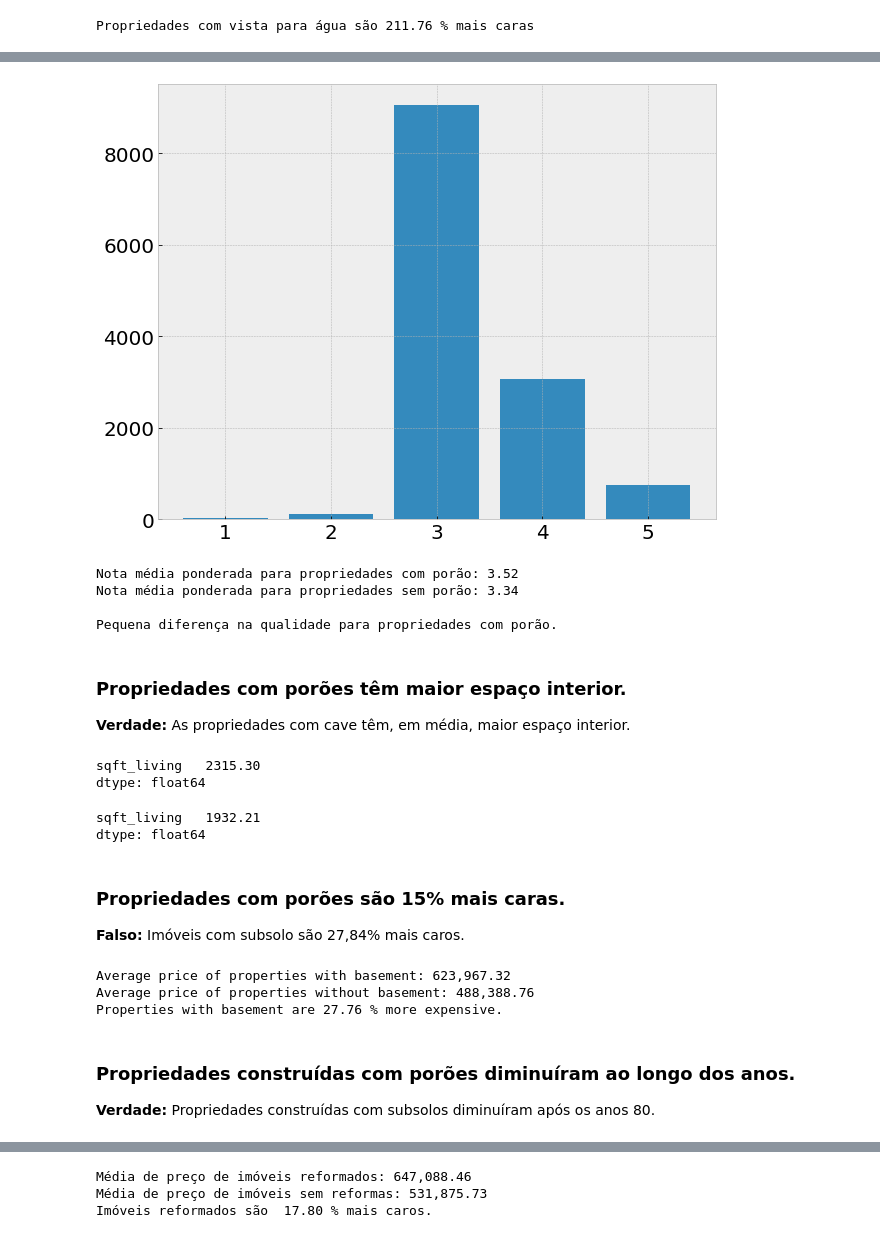
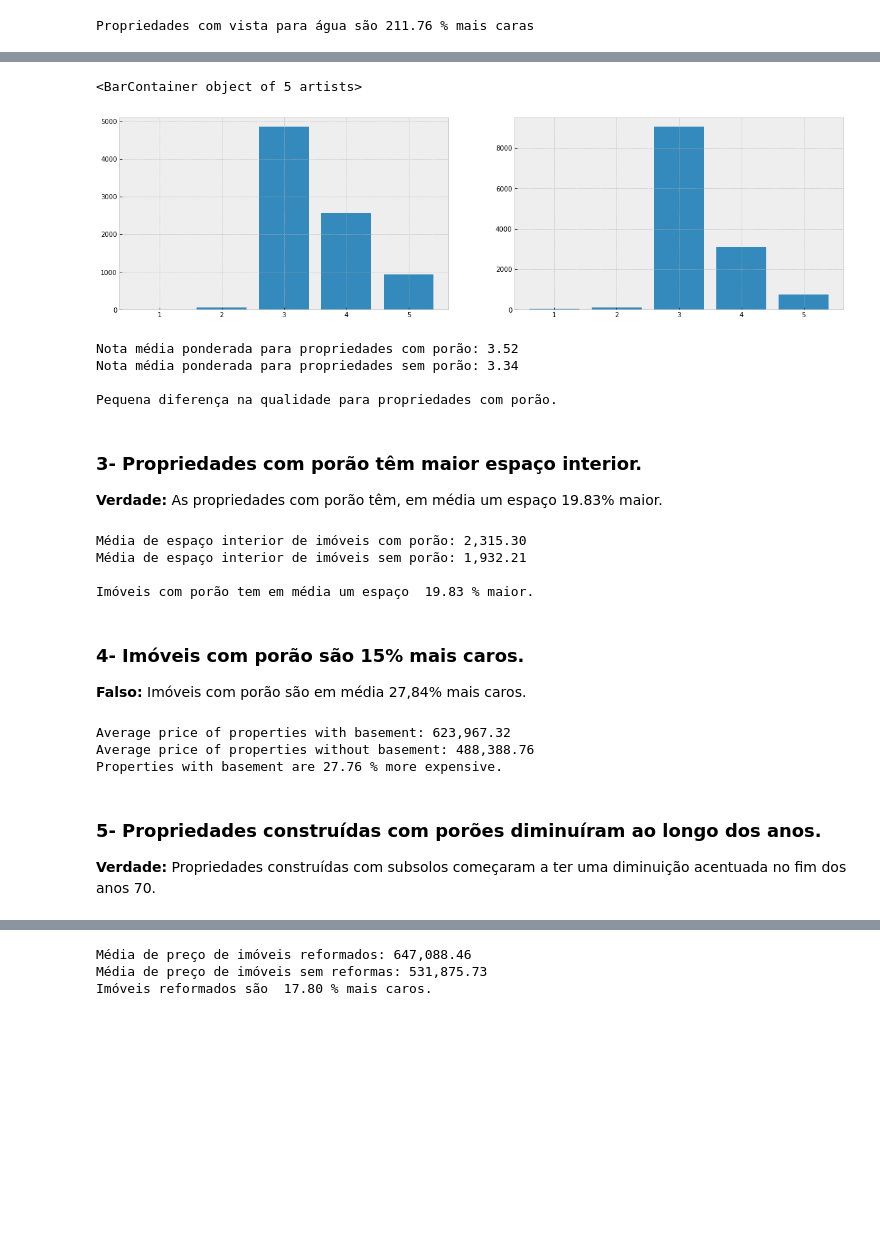
Before and after one commit to obregonrodrigo/house-rocket-insights, a Jupyter notebook: notebooks/notebook.ipynb, the cells around one changed output, grey strips where cells are left out. Drawn from its saved outputs; the diff is of its cells as text; code cells hidden in the pictures; blank space fills up the shorter version.

```diff
--- a/notebooks/notebook.ipynb
+++ b/notebooks/notebook.ipynb
@@ -448,10 +443,22 @@ plt.rcParams['figure.figsize'] = (10,8)
-# %%
-# propriedades sem porão
-aux = data[data['sqft_basement']==0][['id','condition','sqft_basement']].copy()
-
-n_porao = aux[['id','condition']].groupby('condition').count().reset_index()
-plt.bar(n_porao['condition'], n_porao['id'])
-plt.rcParams['figure.figsize'] = (10,8)
-# %% [output]
-[figure, removed]
+# %%
+fig = plt.figure( figsize=(20, 12))
+specs = gridspec.GridSpec( ncols=2, nrows=2, figure=fig)
+
+ax1 = fig.add_subplot(specs[0, 0])
+ax2 = fig.add_subplot(specs[0, 1])
+
+# Gráfico 1 - Propriedades com porão
+aux1 = data[data['sqft_basement']!=0][['id','condition','sqft_basement']].copy()
+y_porao = aux1[['id','condition']].groupby('condition').count().reset_index()
+
+ax1.bar(y_porao['condition'], y_porao['id'])
+
+# Gráfico 2 - Propriedades sem porão
+aux2 = data[data['sqft_basement']==0][['id','condition','sqft_basement']].copy()
+n_porao = aux2[['id','condition']].groupby('condition').count().reset_index()
+
+ax2.bar(n_porao['condition'], n_porao['id'])
+# %% [output]
+<BarContainer object of 5 artists>
+[figure, added]
 # %%
@@ -469,23 +476,25 @@ Nota média ponderada para propriedades sem porão: 3.34
 
 Pequena diferença na qualidade para propriedades com porão.
 # %% [markdown]
-### Propriedades com porões têm maior espaço interior.
-**Verdade:** As propriedades com cave têm, em média, maior espaço interior.
+### 3- Propriedades com porão têm maior espaço interior.
+**Verdade:** As propriedades com porão têm, em média um espaço 19.83% maior.
 # %%
-y_porao = data[data['sqft_basement']!=0][['sqft_living']].mean()
-y_porao
+y_porao = data[data['sqft_basement']!=0][['sqft_living']].mean()[0]
+n_porao = data[data['sqft_basement']==0][['sqft_living']].mean()[0]
+
+print('Média de espaço interior de imóveis com porão: {:,.2f}'.format(y_porao))
+print('Média de espaço interior de imóveis sem porão: {:,.2f}'.format(n_porao))
+
+percent = abs( ((y_porao - n_porao) / n_porao)*100 )
+print('\nImóveis com porão tem em média um espaço ', '{:,.2f}'.format(percent),'% maior.')
 # %% [output]
-sqft_living   2315.30
-dtype: float64
+Média de espaço interior de imóveis com porão: 2,315.30
+Média de espaço interior de imóveis sem porão: 1,932.21
+
+Imóveis com porão tem em média um espaço  19.83 % maior.
-# %%
-n_porao = data[data['sqft_basement']==0][['sqft_living']].mean()
-n_porao
-# %% [output]
-sqft_living   1932.21
-dtype: float64
 # %% [markdown]
-### Propriedades com porões são 15% mais caras.
-**Falso:** Imóveis com subsolo são 27,84% mais caros.
+### 4- Imóveis com porão são 15% mais caros.
+**Falso:** Imóveis com porão são em média 27,84% mais caros.
 # %%
 y_porao = data[data['sqft_basement']!=0][['price']].mean()[0]
 print('Average price of properties with basement: {:,.2f}'.format(y_porao))
@@ -500,6 +509,6 @@ Average price of properties with basement: 623,967.32
 Average price of properties without basement: 488,388.76
 Properties with basement are 27.76 % more expensive.
 # %% [markdown]
-### Propriedades construídas com porões diminuíram ao longo dos anos.
-**Verdade:** Propriedades construídas com subsolos diminuíram após os anos 80.
+### 5- Propriedades construídas com porões diminuíram ao longo dos anos.
+**Verdade:** Propriedades construídas com subsolos começaram a ter uma diminuição acentuada no fim dos anos 70.
 # %%
```
Also changed, not shown: parts of 43 cells of this notebook.
